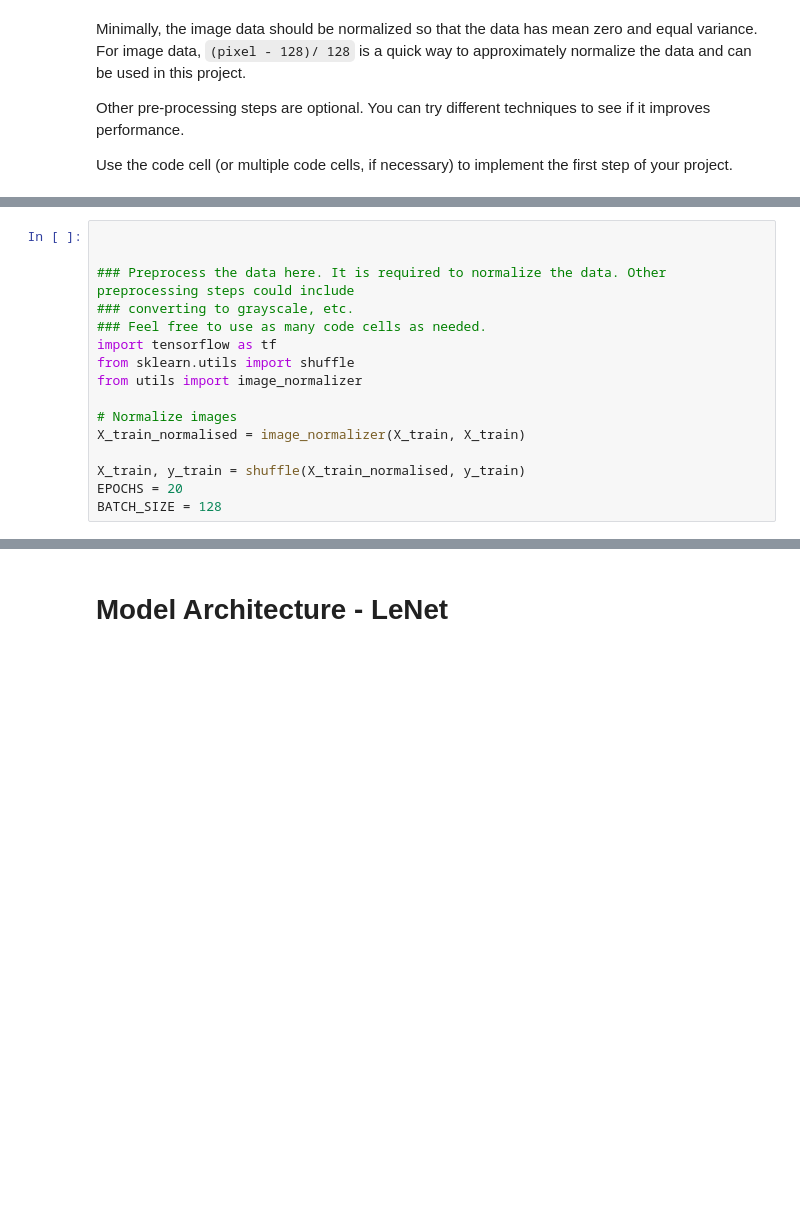
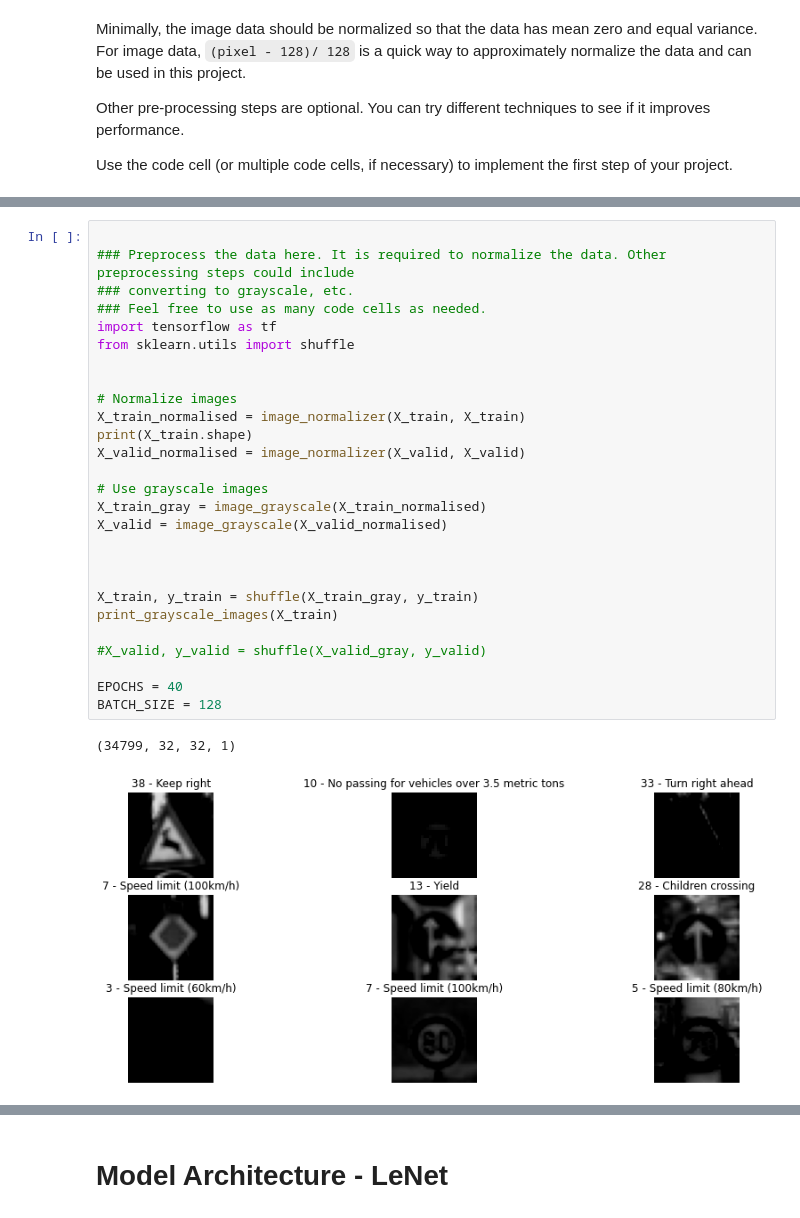
Before and after one commit to Dynaa/traffic-sign-classifier, a Jupyter notebook: Traffic_Sign_Classifier.ipynb, the cells around one changed output, grey strips where cells are left out. Cells and saved outputs as stored; diff of their text form; blank space fills up the shorter version.

```diff
--- a/Traffic_Sign_Classifier.ipynb
+++ b/Traffic_Sign_Classifier.ipynb
@@ -227,16 +259,30 @@ Use the code cell (or multiple code cells, if necessary) to implement the first
 # %%
-
 
 ### Preprocess the data here. It is required to normalize the data. Other preprocessing steps could include
 ### converting to grayscale, etc.
 ### Feel free to use as many code cells as needed.
 import tensorflow as tf
 from sklearn.utils import shuffle
-from utils import image_normalizer
+
 
 # Normalize images
 X_train_normalised = image_normalizer(X_train, X_train)
+print(X_train.shape)
+X_valid_normalised = image_normalizer(X_valid, X_valid)
 
-X_train, y_train = shuffle(X_train_normalised, y_train)
-EPOCHS = 20
+# Use grayscale images
+X_train_gray = image_grayscale(X_train_normalised)
+X_valid = image_grayscale(X_valid_normalised)
+
+
+
+X_train, y_train = shuffle(X_train_gray, y_train)
+print_grayscale_images(X_train)
+
+#X_valid, y_valid = shuffle(X_valid_gray, y_valid)
+
+EPOCHS = 40
 BATCH_SIZE = 128
+# %% [output]
+(34799, 32, 32, 1)
+[figure, added]
```
Also changed, not shown: parts of 17 cells of this notebook.
